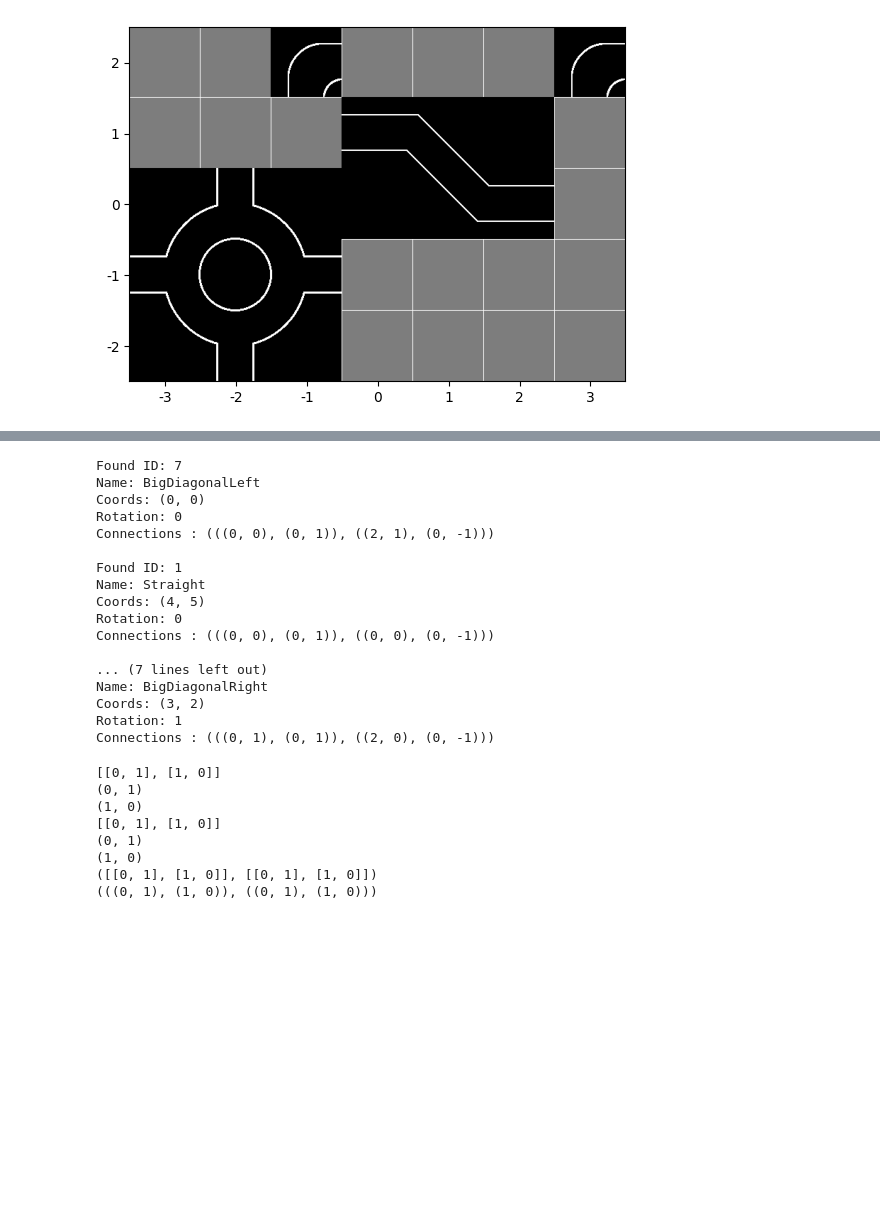
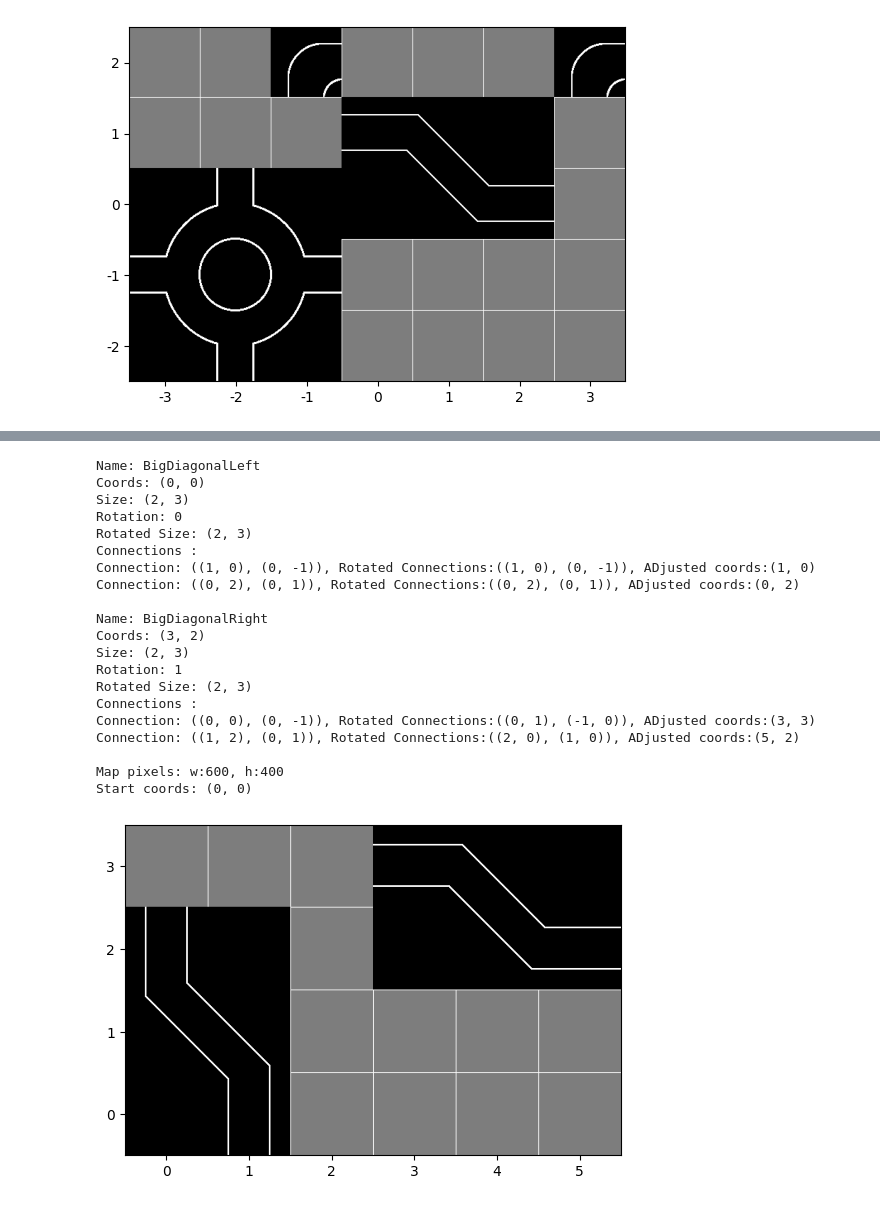
Before and after one commit to slaweksystem/map_generator_2D, a Jupyter notebook: map_generator.ipynb, the cells around one changed output, grey strips where cells are left out. Saved outputs shown, nothing was run; the diff lists cells and outputs as text; code cells hidden in the pictures; blank space fills up the shorter version.

```diff
--- a/map_generator.ipynb
+++ b/map_generator.ipynb
@@ -166,67 +166,60 @@ Start coords: (0, 0)
 # %%
 def getConnectionPoints(self: MapGrid):
 
     # get connection points
     for element in self.mapElements:
-        elementID = element['ID']
-        elementCoords = element['coords']
-        elementRotation = element['rotation']
-
         elementName = self.pieces[element['ID']].name
         elementConnections = self.pieces[element['ID']].connections
         elementSize = self.pieces[element['ID']].size
 
-        print(f"Found ID: {elementID}")
+        #print(f"Found ID: {elementID}")
         print(f"Name: {elementName}")
-        print(f"Coords: {elementCoords}")
-        print(f"Rotation: {elementRotation}")
+        print(f"Coords: {element['coords']}")
+        print(f"Size: {elementSize}")
+        print(f"Rotation: {element['rotation']}")
+
+        # Rotated size
+        print(f"Rotated Size: {elementSize}")
+
+        # Rotated connections:
+        print(f"Connections :")
+        for connection in elementConnections:
+            rotatedConnectionCords = rotate_coords(connection[0], elementSize, element['rotation'])
 
 
-        elementConnections = self.pieces[element['ID']].connections
 
-        print(f"Connections : {elementConnections}")
+            adjusted_size_coords = (rotatedConnectionCords[0] + element['coords'][0], rotatedConnectionCords[1] + element['coords'][1])
 
+            rotatedConnectionDirection =  get_rotated(connection[1], element['rotation'])
+            rotatedConnection = (rotatedConnectionCords, rotatedConnectionDirection)
+
+            print(f"Connection: {connection}, Rotated Connections:{rotatedConnection}, Adjusted coords:{adjusted_size_coords}")
 
 
 
         print("")
 
 getConnectionPoints(testMap)
+draw_map(testMap)
 # %% [output]
-Found ID: 7
 Name: BigDiagonalLeft
 Coords: (0, 0)
+Size: (2, 3)
 Rotation: 0
-Connections : (((0, 0), (0, 1)), ((2, 1), (0, -1)))
+Rotated Size: (2, 3)
+Connections :
+Connection: ((1, 0), (0, -1)), Rotated Connections:((1, 0), (0, -1)), ADjusted coords:(1, 0)
+Connection: ((0, 2), (0, 1)), Rotated Connections:((0, 2), (0, 1)), ADjusted coords:(0, 2)
 
-Found ID: 1
-Name: Straight
-Coords: (4, 5)
-Rotation: 0
-Connections : (((0, 0), (0, 1)), ((0, 0), (0, -1)))
-
-... (7 lines left out)
 Name: BigDiagonalRight
 Coords: (3, 2)
+Size: (2, 3)
 Rotation: 1
-Connections : (((0, 1), (0, 1)), ((2, 0), (0, -1)))
+Rotated Size: (2, 3)
+Connections :
+Connection: ((0, 0), (0, -1)), Rotated Connections:((0, 1), (-1, 0)), ADjusted coords:(3, 3)
+Connection: ((1, 2), (0, 1)), Rotated Connections:((2, 0), (1, 0)), ADjusted coords:(5, 2)
+
+Map pixels: w:600, h:400
+Start coords: (0, 0)
+[figure, added]
-# %%
-testList = [[0,1], [1,0]], [[0,1], [1,0]]
-
-for el in testList:
-    print(el)
-    for par in el:
-        print(tuple(par))
-
-testTupple = tuple(tuple(tuple(el) for el in par) for par in testList)
-print(testList)
-print(testTupple)
-# %% [output]
-[[0, 1], [1, 0]]
-(0, 1)
-(1, 0)
-[[0, 1], [1, 0]]
-(0, 1)
-(1, 0)
-([[0, 1], [1, 0]], [[0, 1], [1, 0]])
-(((0, 1), (1, 0)), ((0, 1), (1, 0)))
```
Also changed, not shown: parts of 6 cells of this notebook, 4 other files.
